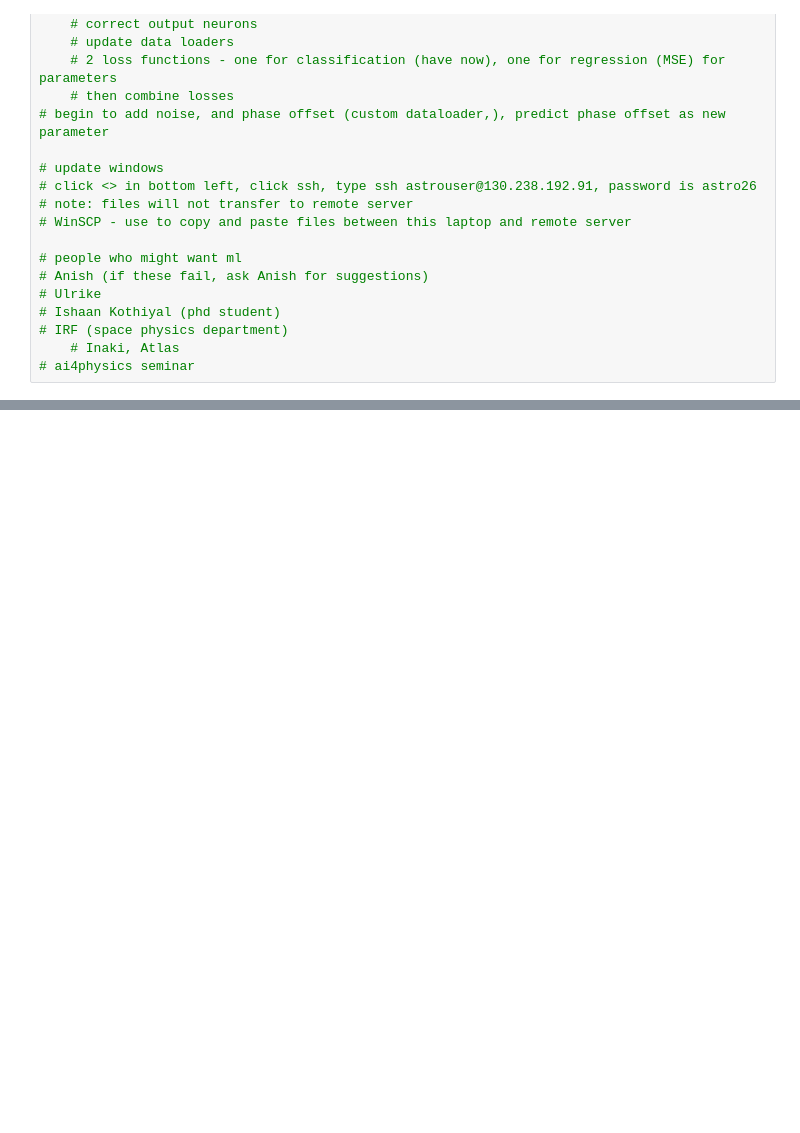
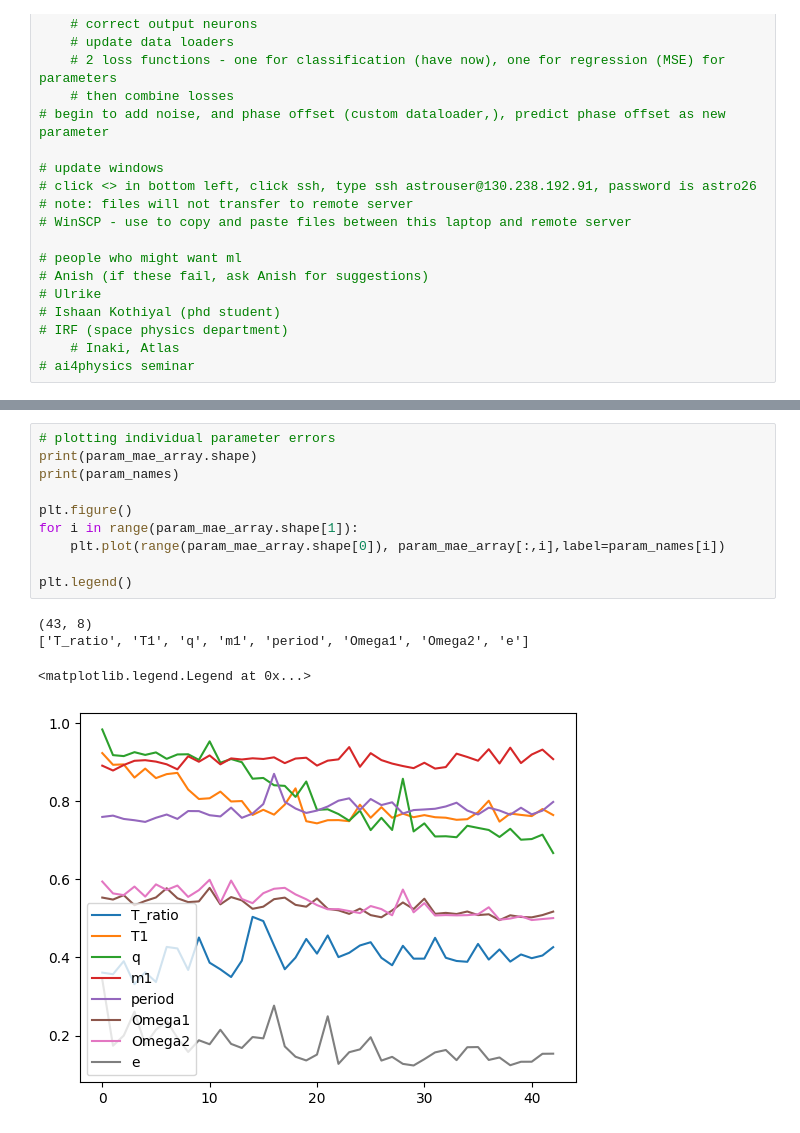
Before and after one commit to seanfoxhay-debug/eclipsing-binaries, a Jupyter notebook: Eclipsing binaries classification.ipynb, the cells around one changed output, grey strips where cells are left out. Saved outputs shown, nothing was run; the diff lists cells and outputs as text; blank space fills up the shorter version.

```diff
--- a/Eclipsing binaries classification.ipynb
+++ b/Eclipsing binaries classification.ipynb
@@ -356,0 +451,15 @@ plt.show()
+# %%
+# plotting individual parameter errors
+print(param_mae_array.shape)
+print(param_names)
+
+plt.figure()
+for i in range(param_mae_array.shape[1]):
+    plt.plot(range(param_mae_array.shape[0]), param_mae_array[:,i],label=param_names[i])
+
+plt.legend()
+# %% [output]
+(43, 8)
+['T_ratio', 'T1', 'q', 'm1', 'period', 'Omega1', 'Omega2', 'e']
+<matplotlib.legend.Legend at 0x...>
+[figure, added]
```
Also changed, not shown: parts of 9 cells of this notebook.
